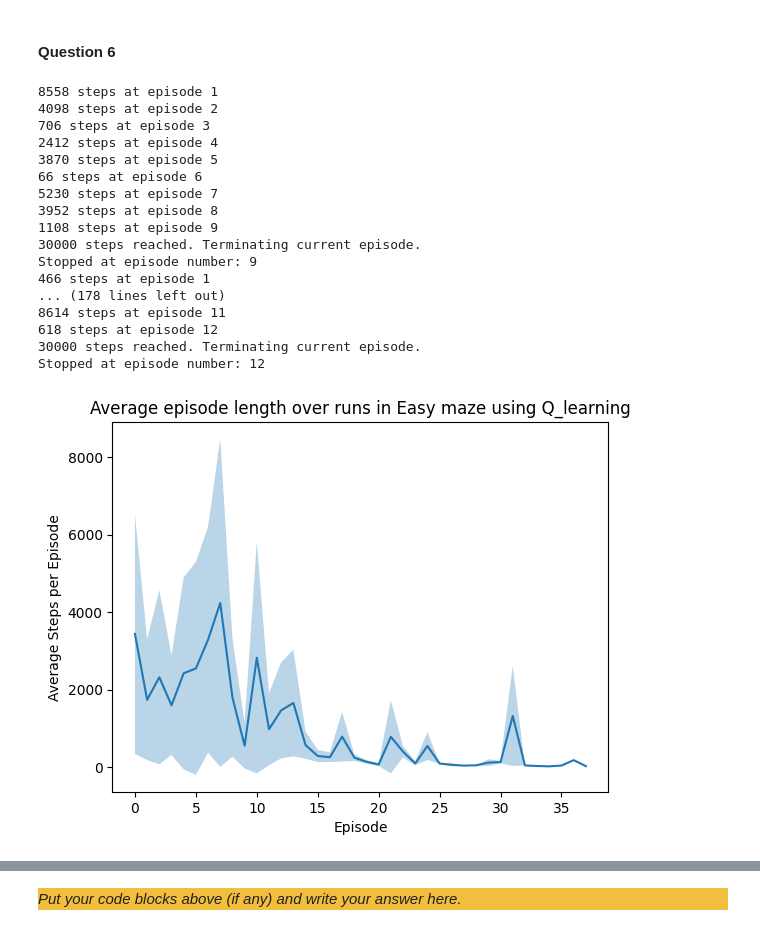
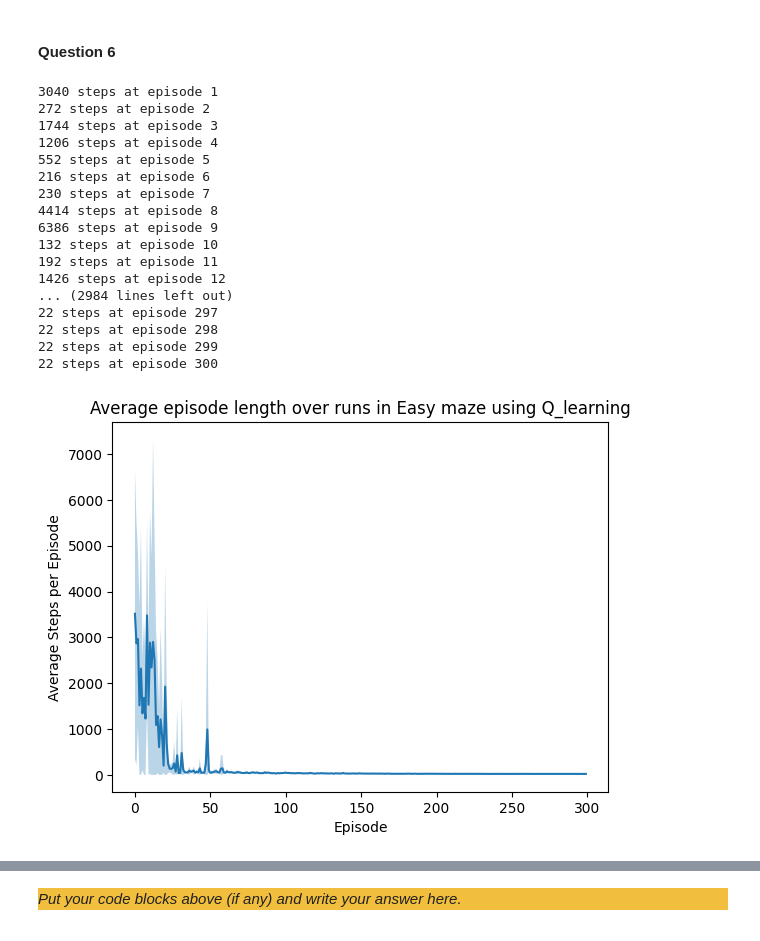
Before and after one commit to fusiatique/ci-assignments, a Jupyter notebook: assignment_3/src/Main.ipynb, the cells around one changed output, grey strips where cells are left out. Saved outputs shown, nothing was run; the diff lists cells and outputs as text; code cells hidden in the pictures.

```diff
--- a/assignment_3/src/Main.ipynb
+++ b/assignment_3/src/Main.ipynb
@@ -49,7 +49,7 @@ class ExplorationStrategy:
         from the set of all valid actions.
         """
         # find all possible actions for the particular state that the agent is in
-        valid_as = agent.get_valid_actions()
+        valid_as = agent.get_valid_actions(maze)
         # choose an action from the list of valid actions randomly, with uniform distribution
         chosen_action = np.random.choice(valid_as)
         # take the chosen action
@@ -65,8 +65,8 @@ class ExplorationStrategy:
         close to 0 favours exploitation, while a value close to 1 favours exploration.
         """
         # find all possible actions for the particular state that the agent is in
-        valid_as = agent.get_valid_actions()
-        s = agent.get_state()
+        valid_as = agent.get_valid_actions(maze)
+        s = agent.get_state(maze)
 
         # find the corresponding q values for the possible actions
         q_vals = [self.q_table.get_q(s, a) for a in valid_as]
@@ -83,7 +83,7 @@ class ExplorationStrategy:
         else:
             not_max = [a for a in valid_as if a not in max_q_actions]
             if len(not_max) == 0:
-                np.random.choice(valid_as)
+                chosen_action = np.random.choice(valid_as)
             else:
                 chosen_action = np.random.choice(not_max)
         # take the chosen action
@@ -348,7 +373,7 @@ def plot_average_episode_lengths(all_runs, difficulty, learning_type = "None"):
     plt.plot(epochs, avg_lengths, label="Average")
     plt.fill_between(
         epochs,
-        np.max(avg_lengths - stds, 0),
+        np.maximum(avg_lengths - stds, 0),
         avg_lengths + stds,
         alpha=0.3
     )
@@ -428,7 +470,7 @@ _Put your extra code blocks above (if any) and write your answer here._
 # %% [markdown]
 #### Question 6
 # %%
-def main_early_stop(maze, n_episodes = 300, params = {"lr": 0.7, "gamma": 0.9}, decay = 0.99, temperature = 1, early_stop = 30000, q_learning=True):
+def main_early_stop(maze, n_episodes = 300, params = {"lr": 0.7, "gamma": 0.9}, decay = 0.99, eps = 0.0, temperature = 1, early_stop = 30000, q_learning=True, strategy="boltzmann"): #
     # Hyper-parameters.
     episode_lengths = []
     episode_rewards = []
@@ -469,7 +511,14 @@ def main_early_stop(maze, n_episodes = 300, params = {"lr": 0.7, "gamma": 0.9},
                 break
             # one exploration step
             current_state = agent.get_state(maze)
-            chosen_action = exploration_strategy.boltzmann(agent, maze, temperature)
+            if strategy == "random":
+                chosen_action = exploration_strategy.random(agent, maze)
+            elif strategy == "e_greedy":
+                chosen_action = exploration_strategy.e_greedy(agent, maze, eps)
+            elif strategy == "boltzmann":
+                chosen_action = exploration_strategy.boltzmann(agent, maze, temperature)
+            else:
+                chosen_action = exploration_strategy.boltzmann(agent, maze, temperature)
             next_state, r, done = agent.step(chosen_action, maze)
 
             # variables for Q table update calculations
@@ -502,35 +551,35 @@ def main_early_stop(maze, n_episodes = 300, params = {"lr": 0.7, "gamma": 0.9},
 
     return episode_lengths
 
-def run_multiple_q(maze, n_runs = 10, early_stop = 30000, q_learning = True):
+def run_multiple_q(maze, n_runs = 10, params = {"lr": 0.7, "gamma": 0.9}, decay = 0.99, eps = 0.1, temperature = 1, early_stop = 30000, q_learning=True, strategy="boltzmann"):
     all_runs = []
 
     for i in range(n_runs):
         episode_lengths = main_early_stop(
-            maze, early_stop, q_learning = q_learning
+            maze, early_stop = early_stop, q_learning = q_learning, strategy = strategy, eps = eps, temperature = temperature, decay = decay, params = params
         )
         all_runs.append(episode_lengths)
 
     return all_runs
 # %%
-plot_average_episode_lengths(run_multiple_q(easy_maze, early_stop=500), "Easy", learning_type="Q_learning")
+plot_average_episode_lengths(run_multiple_q(easy_maze, early_stop=500000), "Easy", learning_type="Q_learning")
 plot_average_episode_lengths(run_multiple_q(easy_maze, early_stop=500000, q_learning = False), "Easy", learning_type="SARSA")
 # %% [output]
-8558 steps at episode 1
-4098 steps at episode 2
-706 steps at episode 3
-2412 steps at episode 4
-3870 steps at episode 5
-66 steps at episode 6
-5230 steps at episode 7
-3952 steps at episode 8
-1108 steps at episode 9
-30000 steps reached. Terminating current episode.
-Stopped at episode number: 9
-466 steps at episode 1
-... (178 lines left out)
-8614 steps at episode 11
-618 steps at episode 12
-30000 steps reached. Terminating current episode.
-Stopped at episode number: 12
+3040 steps at episode 1
+272 steps at episode 2
+1744 steps at episode 3
+1206 steps at episode 4
+552 steps at episode 5
+216 steps at episode 6
+230 steps at episode 7
+4414 steps at episode 8
+6386 steps at episode 9
+132 steps at episode 10
+192 steps at episode 11
+1426 steps at episode 12
+... (2984 lines left out)
+22 steps at episode 297
+22 steps at episode 298
+22 steps at episode 299
+22 steps at episode 300
-[figure, old version]
+[figure, new version]
```
Also changed, not shown: parts of 7 cells of this notebook.
